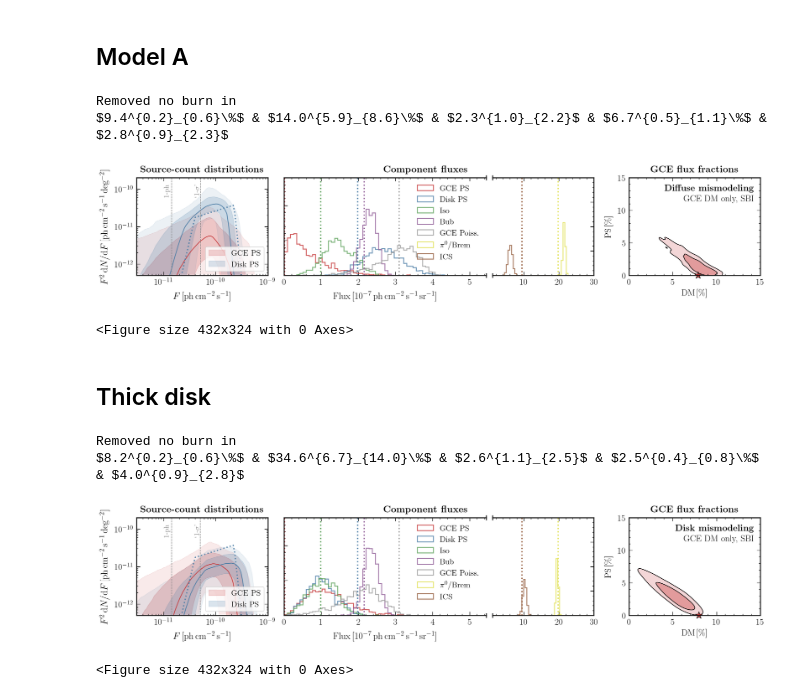
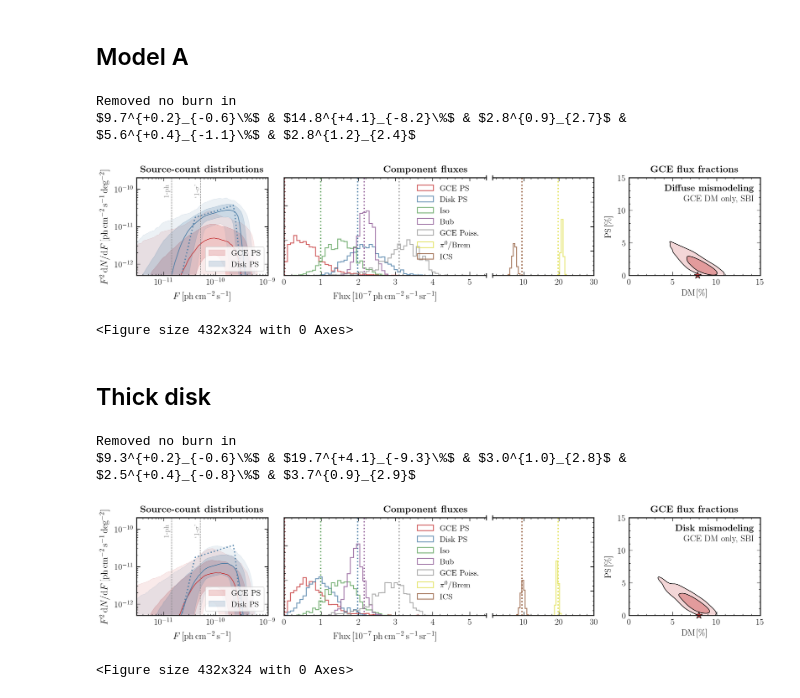
Before and after one commit to smsharma/fermi-gce-flows, a Jupyter notebook: notebooks/02_analysis.ipynb, the cells around one changed output. Cells and saved outputs as stored; diff of their text form; code cells hidden in the pictures.

```diff
--- a/notebooks/02_analysis.ipynb
+++ b/notebooks/02_analysis.ipynb
@@ -576,9 +578,9 @@ temps_dict = {'fermi_exp':fermi_exp,
  'temps_poiss_sim':temps_poiss_sim,
  'poiss_labels':poiss_labels}
 # %%
-data_map = ring2nest(np.load("../data/samples/x_ModelO_DM_only_mismo.npy")[:5, 0, :], roi_sim_ring)
-aux = np.load("../data/samples/x_aux_ModelO_DM_only_mismo.npy")[:5]
-thetas = np.load("../data/samples/theta_ModelO_DM_only_mismo.npy")[:5]
+data_map = ring2nest(np.load("../data/samples/x_ModelO_DM_only_mismo.npy")[:n_test, 0, :], roi_sim_ring)
+aux = np.load("../data/samples/x_aux_ModelO_DM_only_mismo.npy")[:n_test]
+thetas = np.load("../data/samples/theta_ModelO_DM_only_mismo.npy")[:n_test]
 
 x_presimulated = torch.Tensor(data_map).unsqueeze(1)
 x_aux_presimulated = torch.Tensor(aux)
@@ -593,6 +595,6 @@ theta_test = theta_presimulated
 make_plot(posterior=posterior, x_test=x_test, theta_test=theta_test, roi_sim=roi_sim,
           roi_normalize=roi_normalize, roi_counts_normalize=roi_mask_norm, figsize=(24 / 1.3, 5 / 1.3), n_samples=n_samples, temps_dict=temps_dict,
           save_filename="../paper/plots/sim_sbi_dm_mismo.pdf", sub1=r"\bf{Data-driven mismodeling}", sub2="GCE DM only, SBI",
-          combined_posterior=True, thin_factor=1 / 5)
+          combined_posterior=True, thin_factor=1 / (n_test / 2.))
 # %% [output]
 Removed no burn in
@@ -617,6 +619,8 @@ $11.9^{0.2}_{0.6}\%$ & $6.0^{2.1}_{3.5}\%$ & $2.6^{1.1}_{2.5}$ & $7.3^{0.5}_{1.3
 # make_plot(posterior=posterior, x_test=x_test, theta_test=theta_test, roi_sim=roi_sim, roi_normalize=roi_normalize, roi_counts_normalize=roi_mask_norm, figsize=(25, 4), n_samples=n_samples, temps_dict=temps_dict, save_filename="../paper/plots/sim_sbi_ps_mismo.pdf", sub1="Data-driven mismodeling, GCE PS only", sub2="Simulation-based inference", combined_posterior=True, thin_factor=1 / 3)
 # %% [markdown]
 ## Asymmetric DM
+# %%
+n_test = 5
 # %%
 temps_poiss_sim = hp.reorder(([temp_gce, temp_iso, temp_bub, temp_psc, temp_mO_pibrem, temp_mO_ics]), r2n=True)
 temps_ps_sim = hp.reorder(([temp_gce, temp_dsk]), r2n=True)
@@ -629,9 +633,9 @@ temps_dict = {'fermi_exp':fermi_exp,
  'temps_poiss_sim':temps_poiss_sim,
  'poiss_labels':poiss_labels}
 # %%
-data_map = ring2nest(np.load("../data/samples/x_ModelO_DM_asym.npy")[:5, 0, :], roi_sim_ring)
-aux = np.load("../data/samples/x_aux_ModelO_DM_asym.npy")[:5]
-thetas = np.load("../data/samples/theta_ModelO_DM_asym.npy")[:5]
+data_map = ring2nest(np.load("../data/samples/x_ModelO_DM_asym.npy")[:n_test, 0, :], roi_sim_ring)
+aux = np.load("../data/samples/x_aux_ModelO_DM_asym.npy")[:n_test]
+thetas = np.load("../data/samples/theta_ModelO_DM_asym.npy")[:n_test]
 
 x_presimulated = torch.Tensor(data_map).unsqueeze(1)
 x_aux_presimulated = torch.Tensor(aux)
@@ -643,12 +647,12 @@ posterior = inference_inst.build_posterior(prior, density_estimator)
 x_test = torch.cat([x_presimulated, x_aux_presimulated], axis=-1)
 theta_test = theta_presimulated
 
-theta_test_avg = 1.4 * torch.ones(theta_test.shape[0], theta_test.shape[1] - 1)
+theta_test_avg = 1.2 * torch.ones(theta_test.shape[0], theta_test.shape[1] - 1)
 theta_test_avg[:, 1:] = torch.Tensor(theta_test[:, 2:])
 theta_test_avg = theta_test_avg.detach().numpy()
 
 make_plot(posterior=posterior, x_test=x_test, theta_test=theta_test_avg, roi_sim=roi_sim, roi_normalize=roi_normalize, roi_counts_normalize=roi_mask_norm, figsize=(24 / 1.3, 5 / 1.3), n_samples=n_samples, temps_dict=temps_dict,
           save_filename="../paper/plots/sim_sbi_dm_asym.pdf", sub1=r"\bf{Unmodeled asymmetry}", sub2="GCE DM only, SBI",
-          combined_posterior=True, thin_factor=1 / 5)
+          combined_posterior=True, thin_factor=1 / (n_test))
 # %% [output]
 Removed no burn in
@@ -669,9 +673,9 @@ temps_dict = {'fermi_exp':fermi_exp,
  'temps_poiss_sim':temps_poiss_sim,
  'poiss_labels':poiss_labels}
 # %%
-data_map = ring2nest(np.load("../data/samples/x_ModelA_DM_only.npy")[:5, 0, :], roi_sim_ring)
-aux = np.load("../data/samples/x_aux_ModelA_DM_only.npy")[:5]
-thetas = np.load("../data/samples/theta_ModelA_DM_only.npy")[:5]
+data_map = ring2nest(np.load("../data/samples/x_ModelA_DM_only.npy")[:n_test, 0, :], roi_sim_ring)
+aux = np.load("../data/samples/x_aux_ModelA_DM_only.npy")[:n_test]
+thetas = np.load("../data/samples/theta_ModelA_DM_only.npy")[:n_test]
 
 x_presimulated = torch.Tensor(data_map).unsqueeze(1)
 x_aux_presimulated = torch.Tensor(aux)
@@ -686,11 +690,11 @@ theta_test = theta_presimulated
 make_plot(posterior=posterior, x_test=x_test, theta_test=theta_test, roi_sim=roi_sim, roi_normalize=roi_normalize, roi_counts_normalize=roi_mask_norm,\
           figsize=(24 / 1.3, 5 / 1.3), n_samples=n_samples, temps_dict=temps_dict,
           save_filename="../paper/plots/sim_sbi_modelA_dm.pdf", sub1=r"\bf{Diffuse mismodeling}", sub2="GCE DM only, SBI",
-          combined_posterior=True, thin_factor=1 / 5)
+          combined_posterior=True, thin_factor=1 / (n_test / 2))
 # %% [output]
 Removed no burn in
-$9.4^{0.2}_{0.6}\%$ & $14.0^{5.9}_{8.6}\%$ & $2.3^{1.0}_{2.2}$ & $6.7^{0.5}_{1.1}\%$ & $2.8^{0.9}_{2.3}$
+$9.7^{+0.2}_{-0.6}\%$ & $14.8^{+4.1}_{-8.2}\%$ & $2.8^{0.9}_{2.7}$ & $5.6^{+0.4}_{-1.1}\%$ & $2.8^{1.2}_{2.4}$
-[figure, old version]
+[figure, new version]
 <Figure size 432x324 with 0 Axes>
 # %%
 # data_map = ring2nest(np.load("../data/samples/x_ModelA_PS_only.npy")[:5, 0, :], roi_sim_ring)
@@ -722,25 +726,25 @@ temps_dict = {'fermi_exp':fermi_exp,
  'temps_poiss_sim':temps_poiss_sim,
  'poiss_labels':poiss_labels}
 # %%
-data_map = ring2nest(np.load("../data/samples/x_ModelO_thick_disk_DM_only.npy")[:5, 0, :], roi_sim_ring)
-aux = np.load("../data/samples/x_aux_ModelO_thick_disk_DM_only.npy")[:5]
-thetas = np.load("../data/samples/theta_ModelO_thick_disk_DM_only.npy")[:5]
+data_map = ring2nest(np.load("../data/samples/x_ModelO_thick_disk_DM_only.npy")[:n_test, 0, :], roi_sim_ring)
+aux = np.load("../data/samples/x_aux_ModelO_thick_disk_DM_only.npy")[:n_test]
+thetas = np.load("../data/samples/theta_ModelO_thick_disk_DM_only.npy")[:n_test]
 
 x_presimulated = torch.Tensor(data_map).unsqueeze(1)
 x_aux_presimulated = torch.Tensor(aux)
 theta_presimulated = (thetas)
 
 inference_inst.x_shape = x_shape_from_simulation(x_presimulated)
 posterior = inference_inst.build_posterior(prior, density_estimator)
 
 x_test = torch.cat([x_presimulated, x_aux_presimulated], axis=-1)
 theta_test = theta_presimulated
 
 make_plot(posterior=posterior, x_test=x_test, theta_test=theta_test, roi_sim=roi_sim, roi_normalize=roi_normalize, roi_counts_normalize=roi_mask_norm,
           figsize=(24 / 1.3, 5 / 1.3), n_samples=n_samples, temps_dict=temps_dict, save_filename="../paper/plots/sim_sbi_thick_disk_mm_dm.pdf",
-          sub1=r"\bf{Disk mismodeling}", sub2="GCE DM only, SBI", combined_posterior=True, thin_factor=1 / 5)
+          sub1=r"\bf{Disk mismodeling}", sub2="GCE DM only, SBI", combined_posterior=True, thin_factor=1 / (n_test / 2))
 # %% [output]
 Removed no burn in
-$8.2^{0.2}_{0.6}\%$ & $34.6^{6.7}_{14.0}\%$ & $2.6^{1.1}_{2.5}$ & $2.5^{0.4}_{0.8}\%$ & $4.0^{0.9}_{2.8}$
+$9.3^{+0.2}_{-0.6}\%$ & $19.7^{+4.1}_{-9.3}\%$ & $3.0^{1.0}_{2.8}$ & $2.5^{+0.4}_{-0.8}\%$ & $3.7^{0.9}_{2.9}$
-[figure, old version]
+[figure, new version]
 <Figure size 432x324 with 0 Axes>
```
Also changed, not shown: parts of 5 cells of this notebook, 9 other files.
